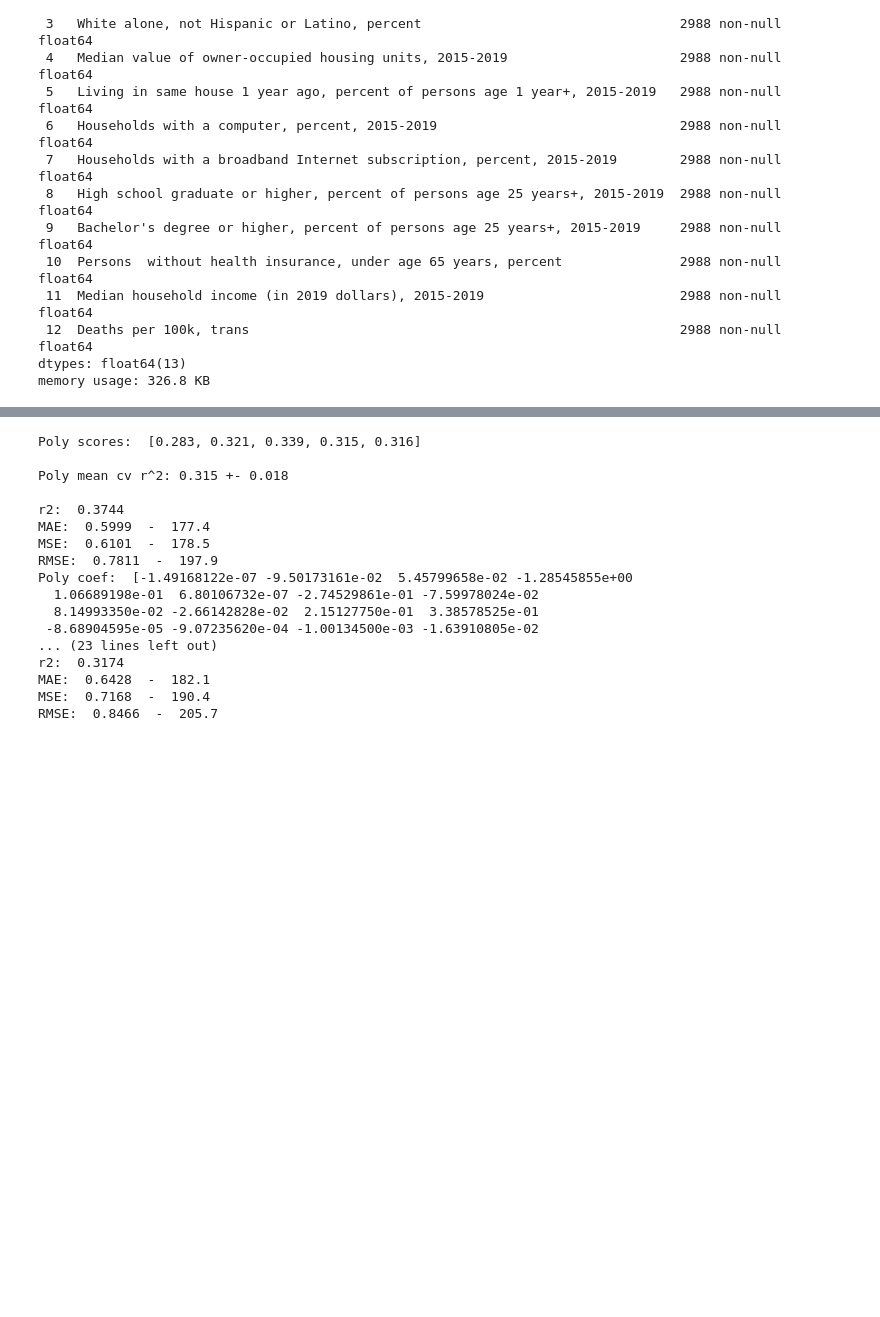
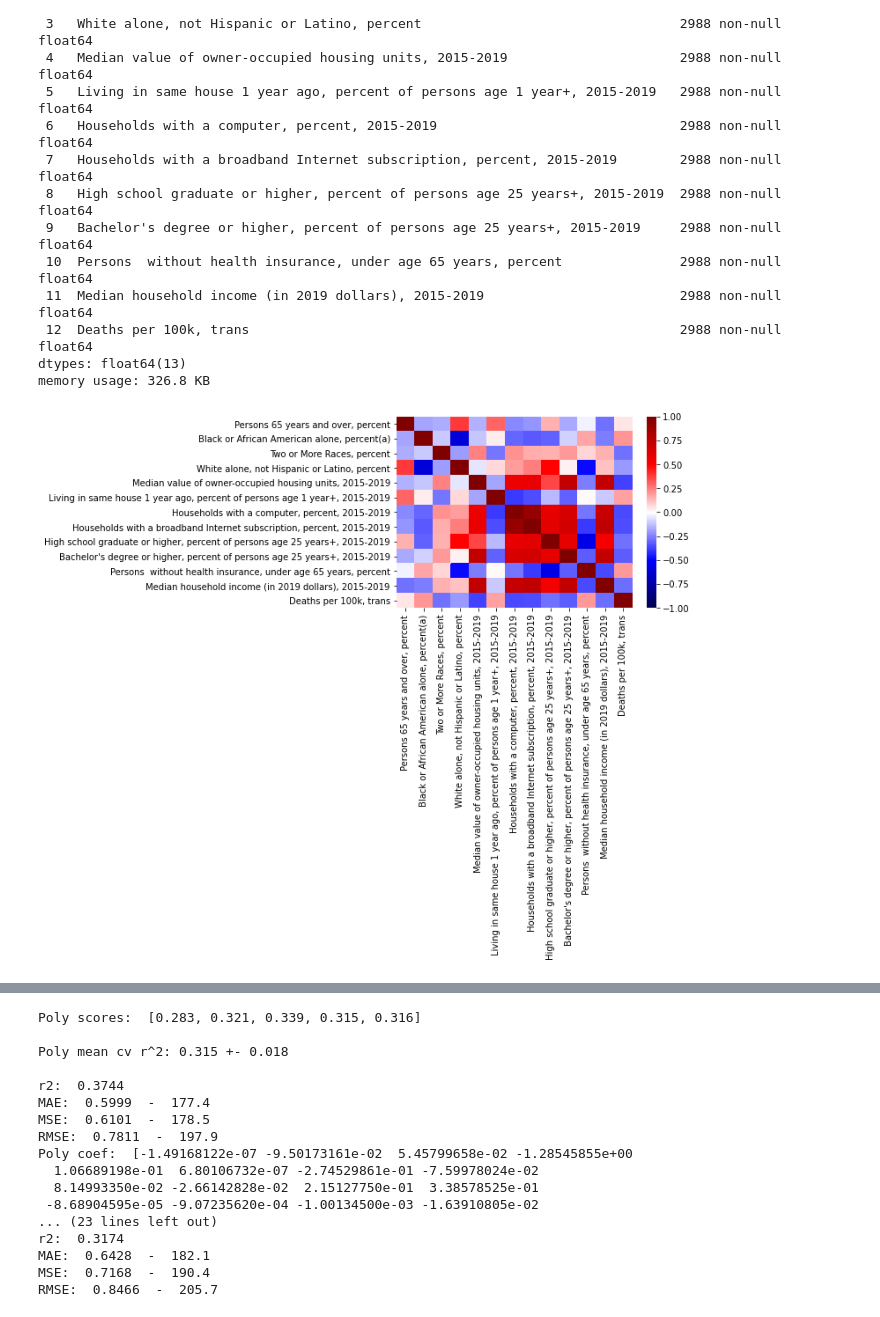
Before and after one commit to nkinnaird/CountyCovidIndexing, a Jupyter notebook: code/doRegression.ipynb, the cells around one changed output, grey strips where cells are left out. Saved outputs shown, nothing was run; the diff lists cells and outputs as text; code cells hidden in the pictures; blank space fills up the shorter version.

```diff
--- a/code/doRegression.ipynb
+++ b/code/doRegression.ipynb
@@ -141,7 +154,9 @@ Data columns (total 13 columns):
 dtypes: float64(13)
 memory usage: 326.8 KB
 # %%
-#sns.heatmap(main_features_df.corr(), cmap="seismic", vmin=-1, vmax=1);
+sns.heatmap(main_features_df.corr(), cmap="seismic", vmin=-1, vmax=1);
+# %% [output]
+[figure, added]
 # %%
 # pp = sns.pairplot(main_features_df, plot_kws=dict(alpha=.1, edgecolor='none'))
 # for ax in pp.axes.flatten():
```
Also changed, not shown: parts of 9 cells of this notebook, 20 other files.
